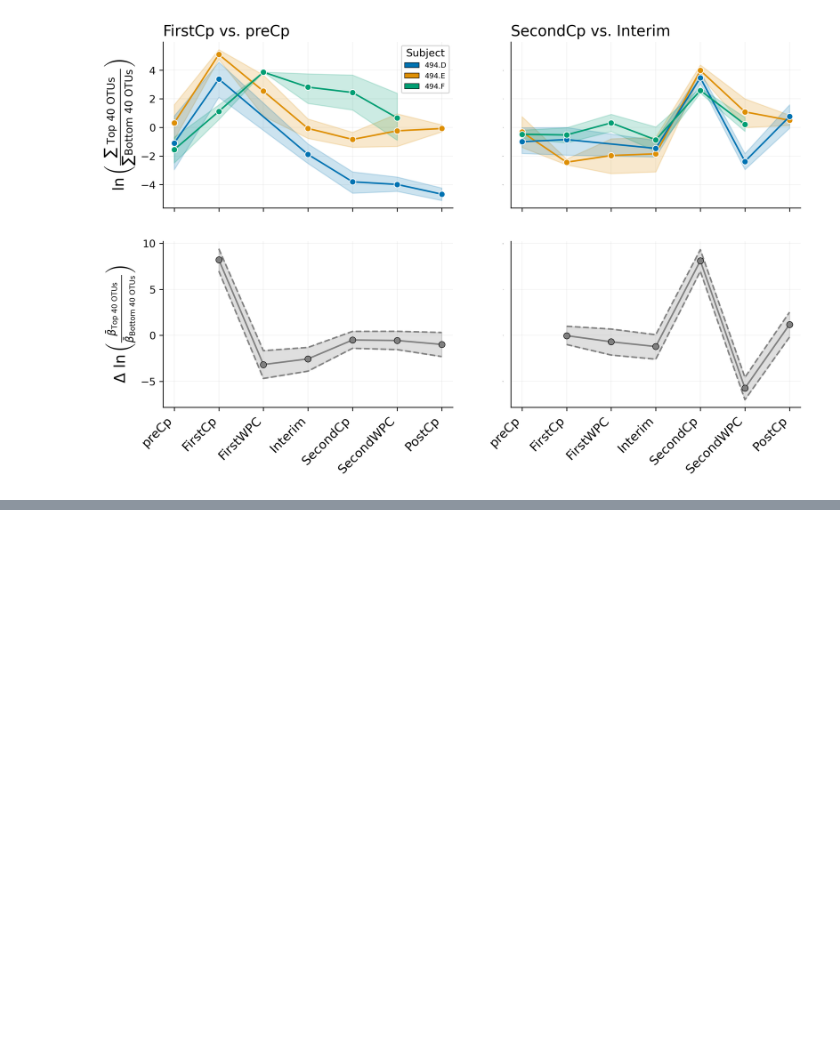
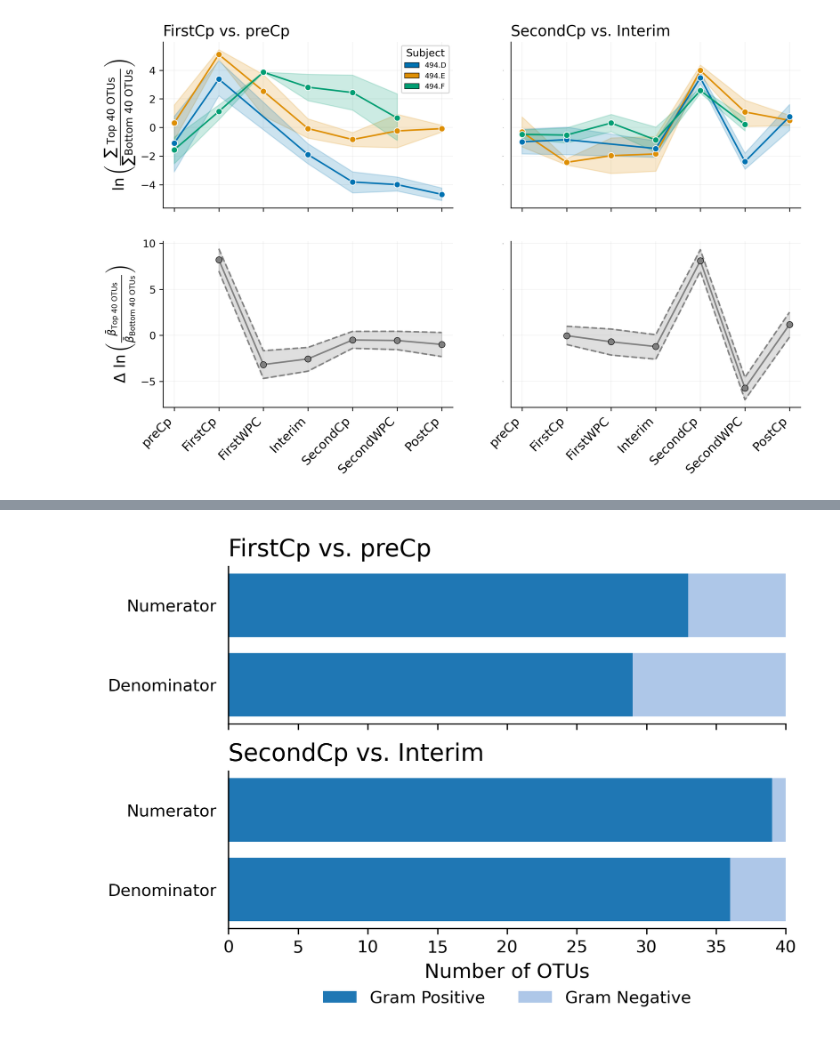
Before and after one commit to knightlab-analyses/birdman-analyses, a Jupyter notebook: notebooks/relman_abx_figures.ipynb, the cells around one changed output, grey strips where cells are left out. Saved outputs shown, nothing was run; the diff lists cells and outputs as text; code cells hidden in the pictures; blank space fills up the shorter version.

Commit message:
new relman

```diff
--- a/notebooks/relman_abx_figures.ipynb
+++ b/notebooks/relman_abx_figures.ipynb
@@ -1415,0 +1434,8 @@ plt.show()
+# %%
+gram_status = contrib_otu.filter(like="Gram").join(summ_diff_cent)
+gram_status["Gram_Status"] = gram_status["Gram_Positive"].map({True: "Positive", False: "Negative"})
+gram_status = gram_status.drop(columns=["Gram_Positive", "Gram_Negative"])
+gram_status["Genus"] = [genus_map[x] for x in gram_status.index]
+# %%
+gram_pos_features = set(gram_status[gram_status["Gram_Status"] == "Positive"].index)
+gram_neg_features = set(gram_status[gram_status["Gram_Status"] == "Negative"].index)
@@ -1415,0 +1444,10 @@ plt.show()
+# %%
+n = 40
+
+firstcp_vals = summ_diff_cent.sort_values(by="FirstCp_vs_preCp_mean")
+firstcp_top = set(firstcp_vals.tail(n).index)
+firstcp_bot = set(firstcp_vals.head(n).index)
+
+secondcp_vals = summ_diff_cent.sort_values(by="SecondCp_vs_Interim_mean")
+secondcp_top = set(secondcp_vals.tail(n).index)
+secondcp_bot = set(secondcp_vals.head(n).index)
@@ -1415,0 +1486,61 @@ plt.show()
+# %%
+fig, axs = plt.subplots(2, 1, sharex=True)
+plt.subplots_adjust(hspace=0.3)
+
+# FirstCp
+
+labels = ["Numerator", "Denominator"][::-1]
+colors = sns.color_palette("tab20", 2)
+
+firstcp_top_gp = len(firstcp_top.intersection(gram_pos_features))
+firstcp_top_gn = len(firstcp_top.intersection(gram_neg_features))
+
+firstcp_bot_gp = len(firstcp_bot.intersection(gram_pos_features))
+firstcp_bot_gn = len(firstcp_bot.intersection(gram_neg_features))
+
+firstcp_gp_vals = [firstcp_top_gp, firstcp_bot_gp][::-1]
+firstcp_gn_vals = [firstcp_top_gn, firstcp_bot_gn][::-1]
+
+axs[0].barh(labels, firstcp_gp_vals, color=colors[0])
+axs[0].barh(labels, firstcp_gn_vals, left=firstcp_gp_vals, color=colors[1])
+
+# SecondCp
+
+secondcp_top_gp = len(secondcp_top.intersection(gram_pos_features))
+secondcp_top_gn = len(secondcp_top.intersection(gram_neg_features))
+
+secondcp_bot_gp = len(secondcp_bot.intersection(gram_pos_features))
+secondcp_bot_gn = len(secondcp_bot.intersection(gram_neg_features))
+
+secondcp_gp_vals = [secondcp_top_gp, secondcp_bot_gp][::-1]
+secondcp_gn_vals = [secondcp_top_gn, secondcp_bot_gn][::-1]
+
+axs[1].barh(labels, secondcp_gp_vals, color=colors[0])
+axs[1].barh(labels, secondcp_gn_vals, left=secondcp_gp_vals, color=colors[1])
+
+axs[0].set_xlim([0, 40])
+axs[0].set_title("FirstCp vs. preCp")
+axs[1].set_title("SecondCp vs. Interim")
+axs[1].set_xlabel("Number of OTUs", fontsize="large")
+
+for ax in axs:
+    ax.tick_params("y", width=0)
+
+handles = []
+for label, color in zip(["Gram Positive", "Gram Negative"], colors):
+    handle = Patch(facecolor=color, label=label)
+    handles.append(handle)
+
+ax.legend(
+    handles=handles,
+    bbox_to_anchor=[0.5, -0.3],
+    ncol=2,
+    loc="upper center",
+    fontsize="medium",
+    frameon=False
+)
+
+plt.savefig("../figures/relman_abx/gram_distribution.pdf")
+plt.show()
+# %% [output]
+[figure, added]
```
Also changed, not shown: parts of 10 cells of this notebook, 1 other file.
